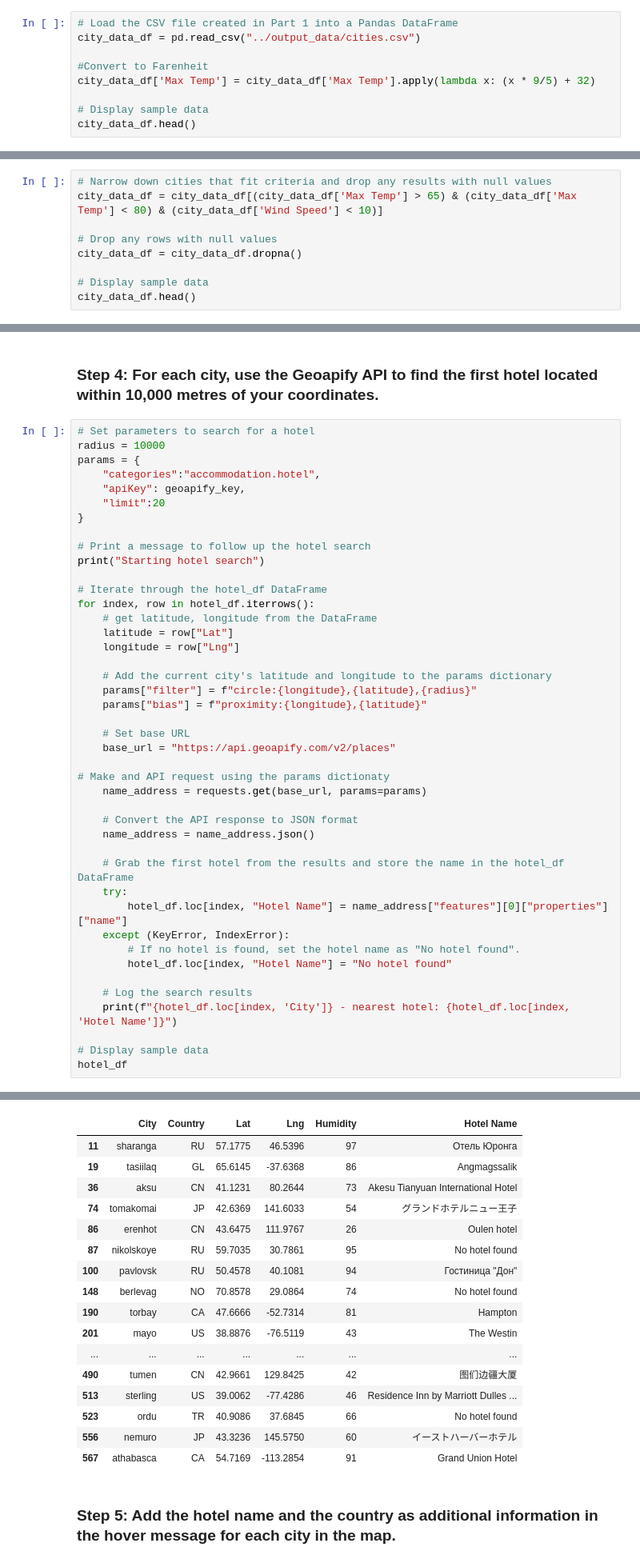
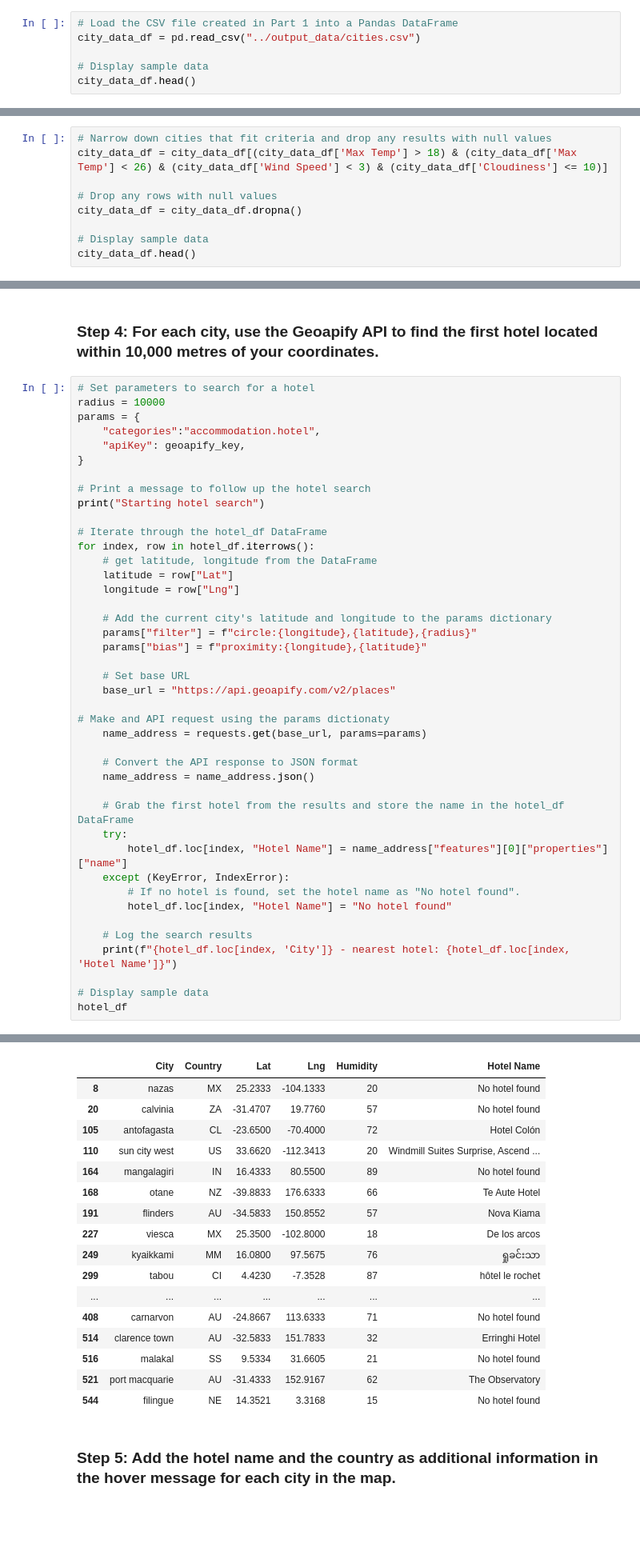
Before and after one commit to drainlm/python-api-challenge, a Jupyter notebook: homework/VacationPy.ipynb, the cells around one changed output, grey strips where cells are left out. Shown at 80% size. Cells and saved outputs as stored; diff of their text form; blank space fills up the shorter version.

```diff
--- a/homework/VacationPy.ipynb
+++ b/homework/VacationPy.ipynb
@@ -16,9 +16,6 @@ from api_keys import geoapify_key
 # Load the CSV file created in Part 1 into a Pandas DataFrame
 city_data_df = pd.read_csv("../output_data/cities.csv")
 
-#Convert to Farenheit
-city_data_df['Max Temp'] = city_data_df['Max Temp'].apply(lambda x: (x * 9/5) + 32)
-
 # Display sample data
 city_data_df.head()
 # %% [output]
@@ -57,7 +54,7 @@ city_data_map
 ### Step 2: Narrow down the `city_data_df` DataFrame to find your ideal weather condition
 # %%
 # Narrow down cities that fit criteria and drop any results with null values
-city_data_df = city_data_df[(city_data_df['Max Temp'] > 65) & (city_data_df['Max Temp'] < 80) & (city_data_df['Wind Speed'] < 10)]
+city_data_df = city_data_df[(city_data_df['Max Temp'] > 18) & (city_data_df['Max Temp'] < 26) & (city_data_df['Wind Speed'] < 3) & (city_data_df['Cloudiness'] <= 10)]
 
 # Drop any rows with null values
 city_data_df = city_data_df.dropna()
@@ -97,7 +94,6 @@ radius = 10000
 params = {
     "categories":"accommodation.hotel",
     "apiKey": geoapify_key,
-    "limit":20
 }
 
 # Print a message to follow up the hotel search
@@ -155,20 +154,20 @@ athabasca - nearest hotel: Grand Union Hotel
 |  | City | Country | Lat | Lng | Humidity | Hotel Name |
-| 11 | sharanga | RU | 57.1775 | 46.5396 | 97 | Отель Юронга |
-| 19 | tasiilaq | GL | 65.6145 | -37.6368 | 86 | Angmagssalik |
-| 36 | aksu | CN | 41.1231 | 80.2644 | 73 | Akesu Tianyuan International Hotel |
-| 74 | tomakomai | JP | 42.6369 | 141.6033 | 54 | グランドホテルニュー王子 |
-| 86 | erenhot | CN | 43.6475 | 111.9767 | 26 | Oulen hotel |
-| 87 | nikolskoye | RU | 59.7035 | 30.7861 | 95 | No hotel found |
-| 100 | pavlovsk | RU | 50.4578 | 40.1081 | 94 | Гостиница "Дон" |
-| 148 | berlevag | NO | 70.8578 | 29.0864 | 74 | No hotel found |
-| 190 | torbay | CA | 47.6666 | -52.7314 | 81 | Hampton |
-| 201 | mayo | US | 38.8876 | -76.5119 | 43 | The Westin |
+| 8 | nazas | MX | 25.2333 | -104.1333 | 20 | No hotel found |
+| 20 | calvinia | ZA | -31.4707 | 19.7760 | 57 | No hotel found |
+| 105 | antofagasta | CL | -23.6500 | -70.4000 | 72 | Hotel Colón |
+| 110 | sun city west | US | 33.6620 | -112.3413 | 20 | Windmill Suites Surprise, Ascend ... |
+| 164 | mangalagiri | IN | 16.4333 | 80.5500 | 89 | No hotel found |
+| 168 | otane | NZ | -39.8833 | 176.6333 | 66 | Te Aute Hotel |
+| 191 | flinders | AU | -34.5833 | 150.8552 | 57 | Nova Kiama |
+| 227 | viesca | MX | 25.3500 | -102.8000 | 18 | De los arcos |
+| 249 | kyaikkami | MM | 16.0800 | 97.5675 | 76 | ရှုခင်းသာ |
+| 299 | tabou | CI | 4.4230 | -7.3528 | 87 | hôtel le rochet |
 | ... | ... | ... | ... | ... | ... | ... |
-| 490 | tumen | CN | 42.9661 | 129.8425 | 42 | 图们边疆大厦 |
-| 513 | sterling | US | 39.0062 | -77.4286 | 46 | Residence Inn by Marriott Dulles ... |
-| 523 | ordu | TR | 40.9086 | 37.6845 | 66 | No hotel found |
-| 556 | nemuro | JP | 43.3236 | 145.5750 | 60 | イーストハーバーホテル |
-| 567 | athabasca | CA | 54.7169 | -113.2854 | 91 | Grand Union Hotel |
+| 408 | carnarvon | AU | -24.8667 | 113.6333 | 71 | No hotel found |
+| 514 | clarence town | AU | -32.5833 | 151.7833 | 32 | Erringhi Hotel |
+| 516 | malakal | SS | 9.5334 | 31.6605 | 21 | No hotel found |
+| 521 | port macquarie | AU | -31.4333 | 152.9167 | 62 | The Observatory |
+| 544 | filingue | NE | 14.3521 | 3.3168 | 15 | No hotel found |
 # %% [markdown]
 ### Step 5: Add the hotel name and the country as additional information in the hover message for each city in the map.
 # %%
```
Also changed, not shown: parts of 7 cells of this notebook, 7 other files.
